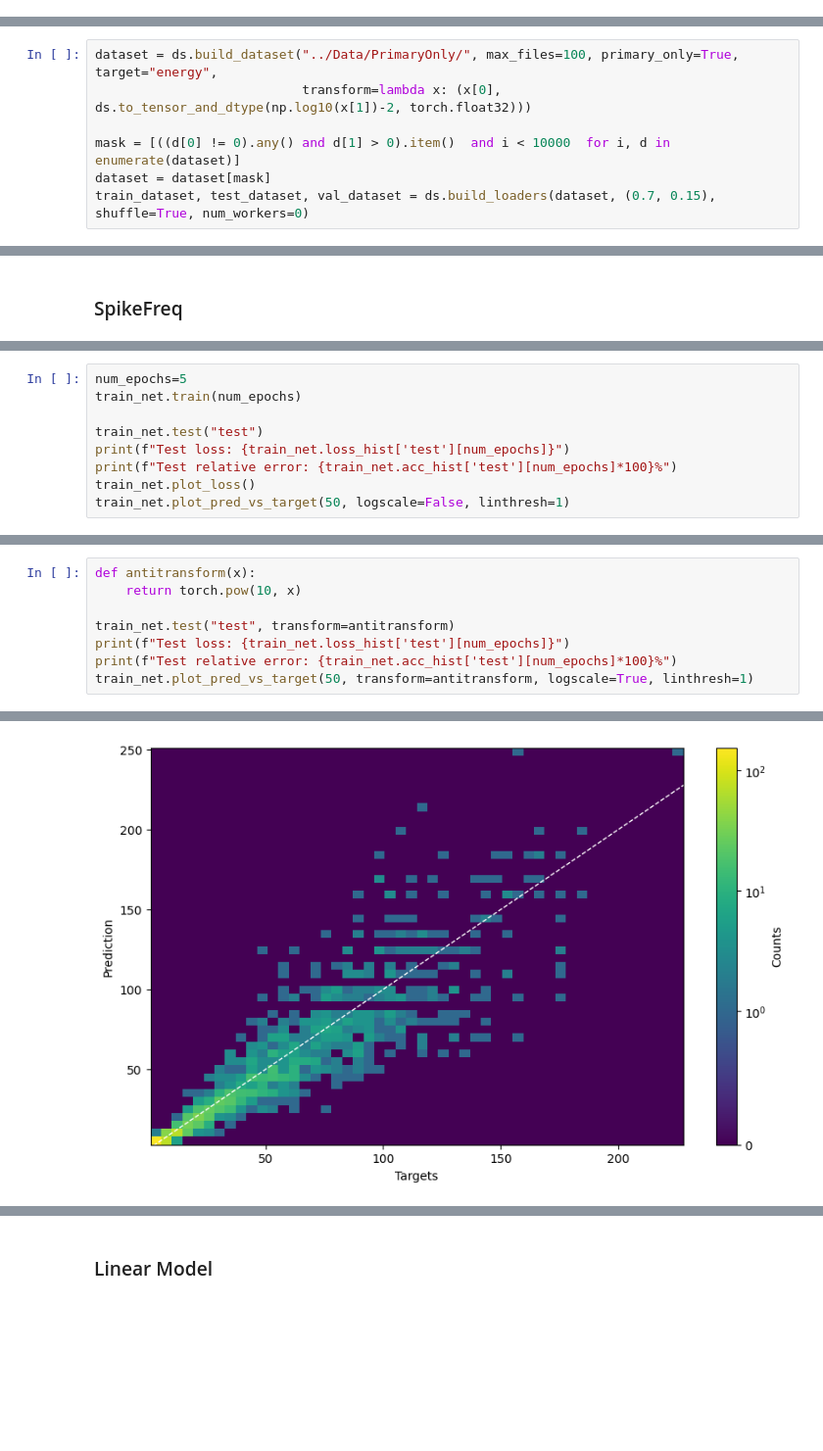
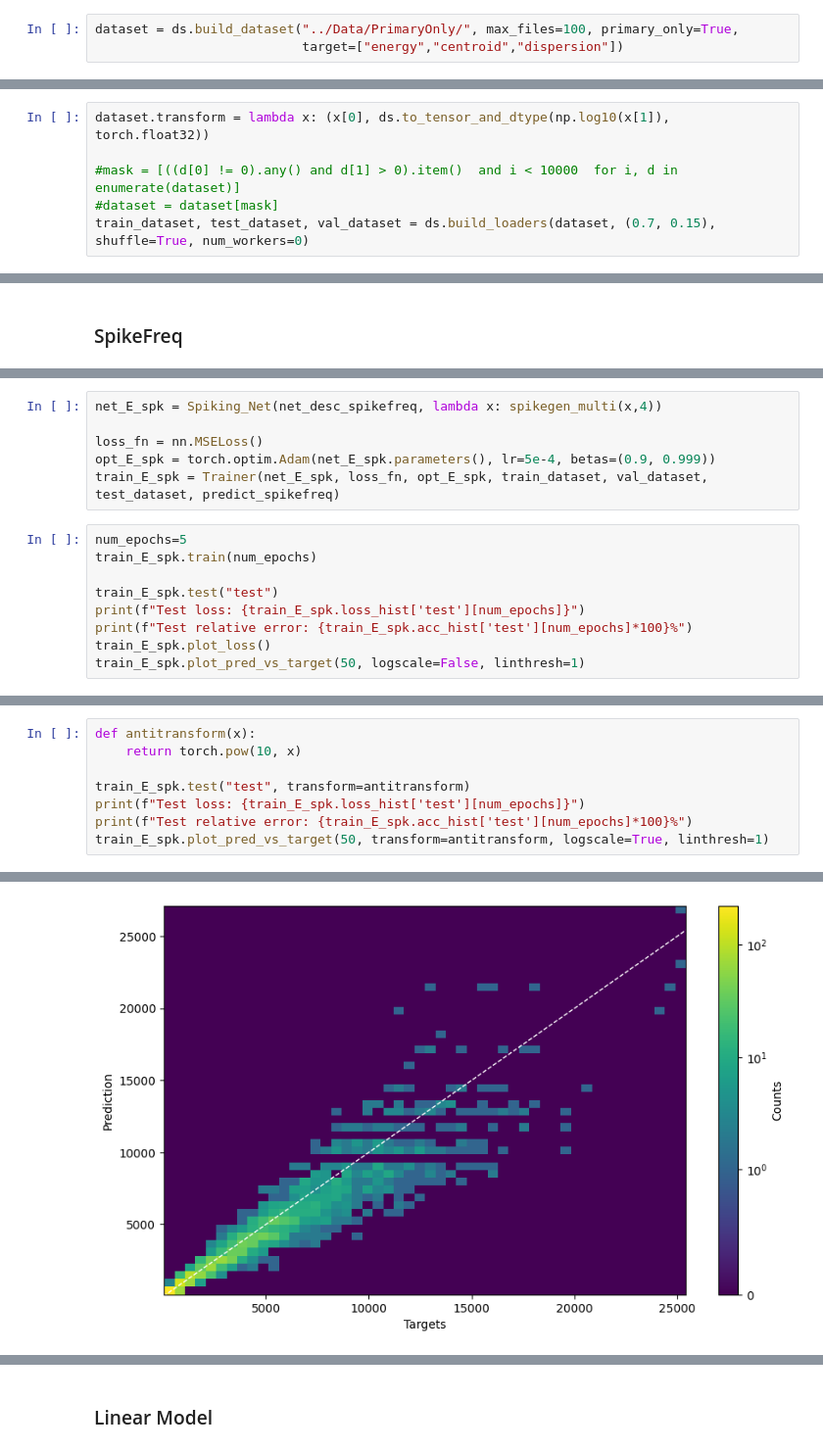
Before and after one commit to enlupi/SNN-Cal, a Jupyter notebook: SNN/SNN.ipynb, the cells around one changed output, grey strips where cells are left out. Shown at 98% size. Saved outputs shown, nothing was run; the diff lists cells and outputs as text; blank space fills up the shorter version.

```diff
--- a/SNN/SNN.ipynb
+++ b/SNN/SNN.ipynb
@@ -294,3 +468,6 @@ class Trainer():
+# %%
+dataset = ds.build_dataset("../Data/PrimaryOnly/", max_files=100, primary_only=True,
+                           target=["energy","centroid","dispersion"])
 # %% [markdown]
 # Particle Classification
 # %%
@@ -335,11 +514,10 @@ train_net.cm["test"].plot()
 # %% [markdown]
 # Energy Regression
 # %%
-dataset = ds.build_dataset("../Data/PrimaryOnly/", max_files=100, primary_only=True, target="energy",
-                           transform=lambda x: (x[0], ds.to_tensor_and_dtype(np.log10(x[1])-2, torch.float32)))
+dataset.transform = lambda x: (x[0], ds.to_tensor_and_dtype(np.log10(x[1]), torch.float32))
 
-mask = [((d[0] != 0).any() and d[1] > 0).item()  and i < 10000  for i, d in enumerate(dataset)]
-dataset = dataset[mask]
+#mask = [((d[0] != 0).any() and d[1] > 0).item()  and i < 10000  for i, d in enumerate(dataset)]
+#dataset = dataset[mask]
 train_dataset, test_dataset, val_dataset = ds.build_loaders(dataset, (0.7, 0.15), shuffle=True, num_workers=0)
 # %%
 energies = ((np.array([d[1] for d in dataset])))
@@ -496,11 +602,17 @@ train_net = Trainer(net, loss_fn, optimizer, train_dataset, val_dataset, test_da
+# %%
+net_E_spk = Spiking_Net(net_desc_spikefreq, lambda x: spikegen_multi(x,4))
+
+loss_fn = nn.MSELoss()
+opt_E_spk = torch.optim.Adam(net_E_spk.parameters(), lr=5e-4, betas=(0.9, 0.999))
+train_E_spk = Trainer(net_E_spk, loss_fn, opt_E_spk, train_dataset, val_dataset, test_dataset, predict_spikefreq)
 # %%
 num_epochs=5
-train_net.train(num_epochs)
+train_E_spk.train(num_epochs)
 
-train_net.test("test")
-print(f"Test loss: {train_net.loss_hist['test'][num_epochs]}")
-print(f"Test relative error: {train_net.acc_hist['test'][num_epochs]*100}%")
-train_net.plot_loss()
-train_net.plot_pred_vs_target(50, logscale=False, linthresh=1)
+train_E_spk.test("test")
+print(f"Test loss: {train_E_spk.loss_hist['test'][num_epochs]}")
+print(f"Test relative error: {train_E_spk.acc_hist['test'][num_epochs]*100}%")
+train_E_spk.plot_loss()
+train_E_spk.plot_pred_vs_target(50, logscale=False, linthresh=1)
 # %% [output]
 Epoch 0:
@@ -541,8 +653,8 @@ Test relative error: 12.966169357299805%
 def antitransform(x):
     return torch.pow(10, x)
 
-train_net.test("test", transform=antitransform)
-print(f"Test loss: {train_net.loss_hist['test'][num_epochs]}")
-print(f"Test relative error: {train_net.acc_hist['test'][num_epochs]*100}%")
-train_net.plot_pred_vs_target(50, transform=antitransform, logscale=True, linthresh=1)
+train_E_spk.test("test", transform=antitransform)
+print(f"Test loss: {train_E_spk.loss_hist['test'][num_epochs]}")
+print(f"Test relative error: {train_E_spk.acc_hist['test'][num_epochs]*100}%")
+train_E_spk.plot_pred_vs_target(50, transform=antitransform, logscale=True, linthresh=1)
 # %% [output]
@@ -551,4 +663,4 @@ Test relative error: 21.991147994995117%
-[figure, old version]
+[figure, new version]
 # %%
 net.eval()
 all_x = []
```
Also changed, not shown: parts of 50 cells of this notebook.
